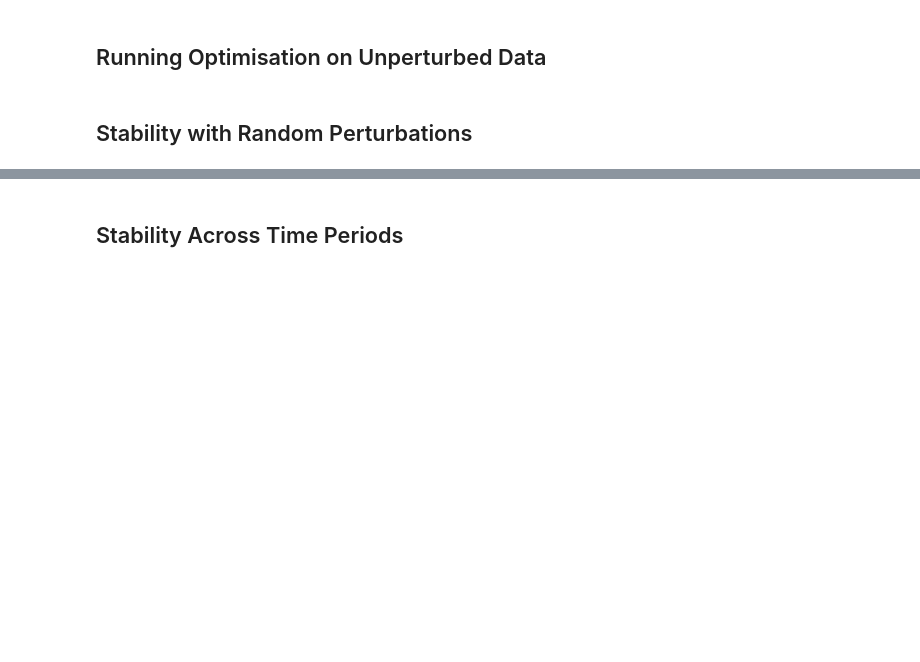
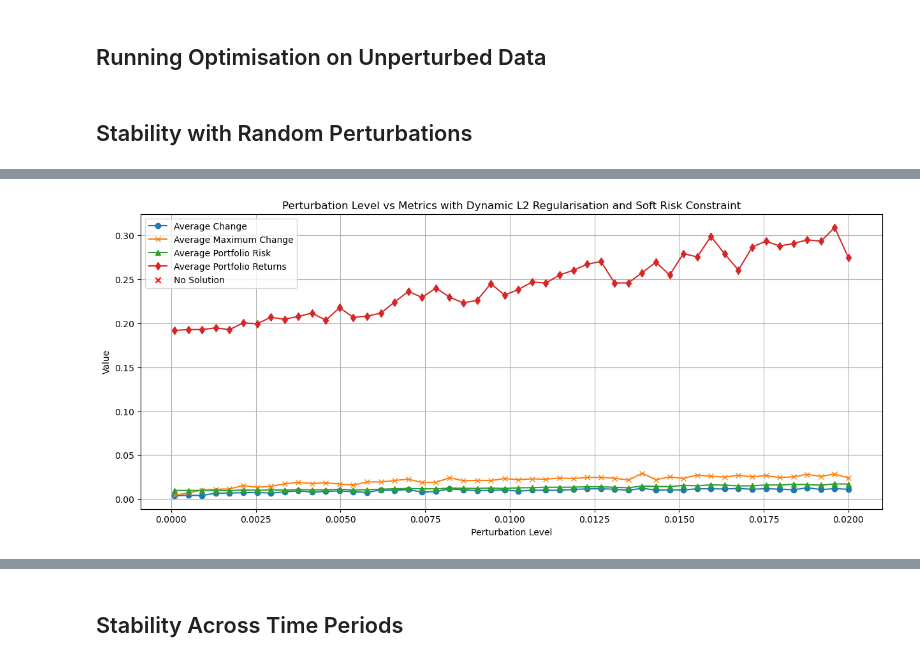
Before and after one commit to megngky/portfolio-optimisation, a Jupyter notebook: sensitivity_analysis.ipynb, the cells around one changed output, grey strips where cells are left out. Cells and saved outputs as stored; diff of their text form; code cells hidden in the pictures; blank space fills up the shorter version.

```diff
--- a/sensitivity_analysis.ipynb
+++ b/sensitivity_analysis.ipynb
@@ -187,0 +491,97 @@ plt.show()
+# %%
+# Lists to store final results
+tot_mean = []
+tot_max = []
+tot_std = []
+optimal_returns = []
+optimal_risks = []
+
+for perturbation in perturbations:
+    weight_differences = []
+    portfolio_returns = []
+    portfolio_risks = []
+    feasible_solution = True
+
+    # Adjust the regularization strength dynamically
+    lambda_reg = 0.005 if perturbation > 0.01 else 0.01
+    target_risk = 0.08  # Adjust target risk if needed
+
+    for i in range(5):
+        # Add random perturbation to the returns data
+        perturbed_returns = daily_returns + np.random.normal(0, perturbation, daily_returns.shape)
+
+        # Calculate sample covariance and expected returns
+        perturbed_cov_matrix = perturbed_returns.cov() * 252
+        perturbed_expected_returns = perturbed_returns.mean() * 252
+
+        # Define optimization problem with L2 regularization and soft risk constraint
+        n_assets = len(perturbed_expected_returns)
+        weights = cp.Variable(n_assets)
+        portfolio_return = perturbed_expected_returns.values @ weights
+        portfolio_risk = cp.quad_form(weights, cp.psd_wrap(perturbed_cov_matrix))
+        l2_penalty = lambda_reg * cp.norm(weights, 2)
+
+        # Add soft risk constraint penalty
+        risk_penalty_weight = 10
+        problem = cp.Problem(cp.Maximize(portfolio_return - l2_penalty - risk_penalty_weight * cp.pos(portfolio_risk - target_risk**2)), [
+            cp.sum(weights) == 1,
+            weights >= 0,
+        ])
+
+        problem.solve()
+
+        if problem.status != cp.OPTIMAL:
+            feasible_solution = False
+            break
+
+        perturbed_weights = np.round(weights.value, 4)
+        weight_diff = np.abs(original_weights - perturbed_weights)
+        weight_differences.append(weight_diff)
+        portfolio_returns.append(portfolio_return.value)
+        portfolio_risks.append(portfolio_risk.value)
+
+    # Collect results if feasible
+    if feasible_solution:
+        diff_df = pd.DataFrame(weight_differences)
+        tot_mean.append(diff_df.mean().mean())
+        tot_max.append(diff_df.max().mean())
+        tot_std.append(diff_df.std().mean())
+        optimal_returns.append(np.mean(portfolio_returns))
+        optimal_risks.append(np.mean(portfolio_risks))
+    else:
+        tot_mean.append(None)
+        tot_max.append(None)
+        tot_std.append(None)
+        optimal_returns.append(None)
+        optimal_risks.append(None)
+
+# Creating a new DataFrame for analysis
+final_df = pd.DataFrame({
+    'Perturbation Level': perturbations,
+    'Average Change': tot_mean,
+    'Average Maximum Change': tot_max,
+    'Average SD': tot_std,
+    'Average Returns': optimal_returns,
+    'Average Risk': optimal_risks
+})
+
+# Plotting the results
+plt.figure(figsize=(15, 6))
+for column, label, marker in zip(
+        ['Average Change', 'Average Maximum Change', 'Average Risk', 'Average Returns'],
+        ['Average Change', 'Average Maximum Change', 'Average Portfolio Risk', 'Average Portfolio Returns'],
+        ['o', 'x', '^', 'd']):
+
+    plt.plot(final_df['Perturbation Level'], final_df[column], label=label, marker=marker, linestyle='-')
+
+nan_indices = final_df['Perturbation Level'][final_df.isna().any(axis=1)]
+plt.scatter(nan_indices, [0] * len(nan_indices), color='red', marker='x', label='No Solution', zorder=3)
+
+plt.xlabel('Perturbation Level')
+plt.ylabel('Value')
+plt.title('Perturbation Level vs Metrics with Dynamic L2 Regularisation and Soft Risk Constraint')
+plt.legend()
+plt.grid(True)
+plt.show()
+# %% [output]
+[figure, added]
```
Also changed, not shown: parts of 17 cells of this notebook, 1 other file.
